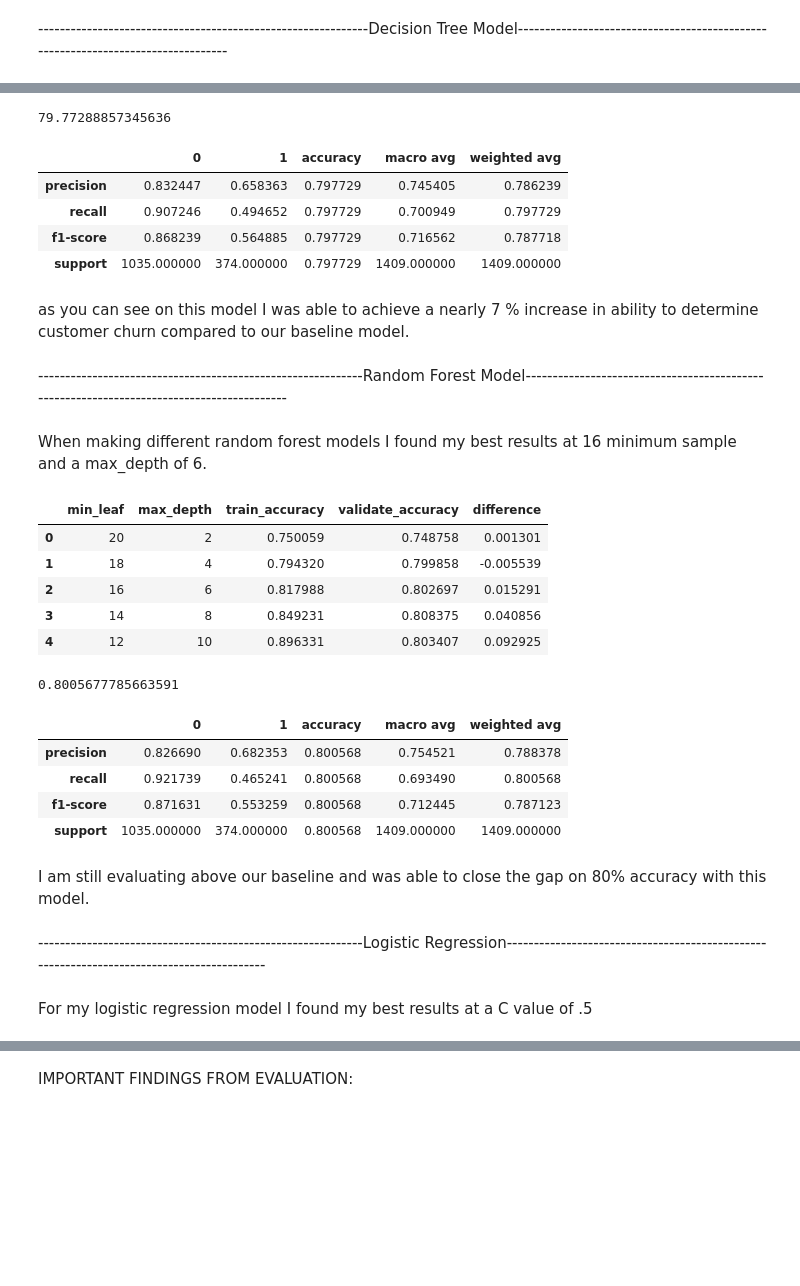
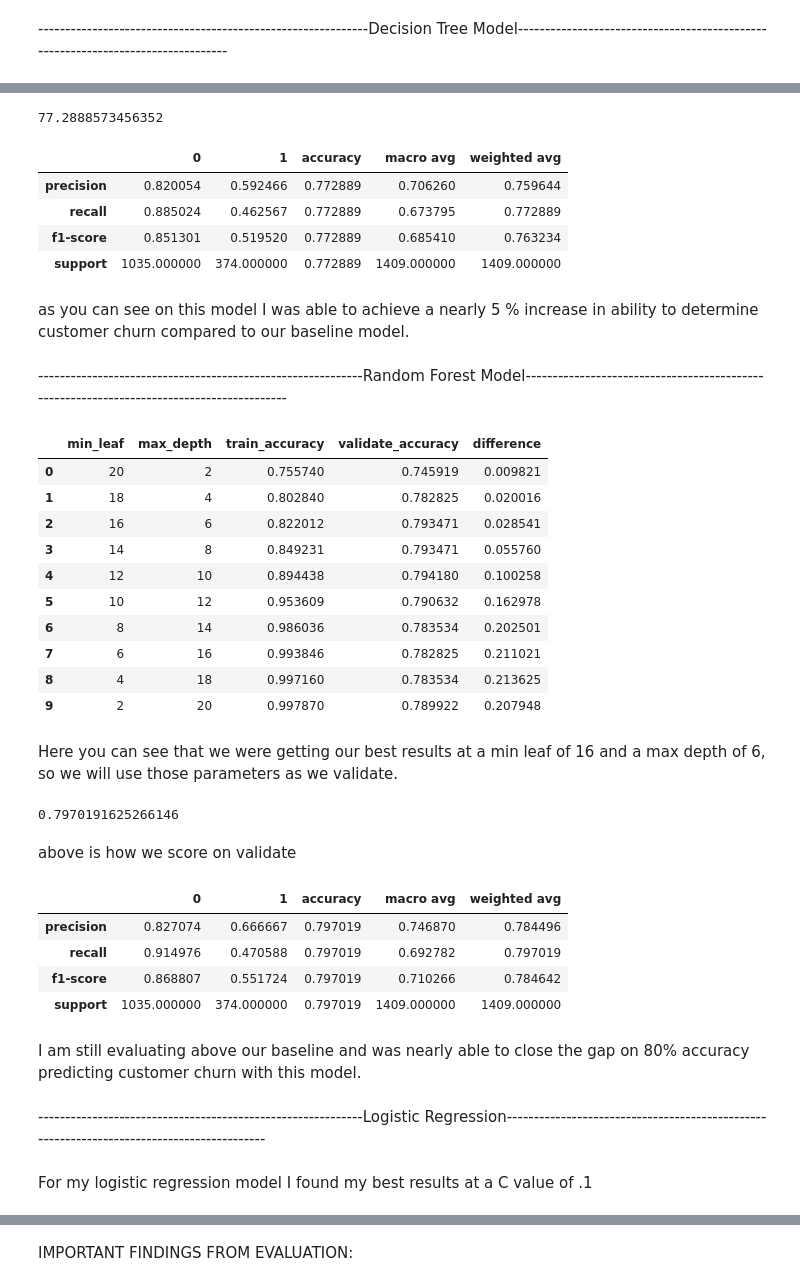
Before and after one commit to Zachary-Stufflebeme/Project, a Jupyter notebook: Final_Report.ipynb, the cells around one changed output, grey strips where cells are left out. Cells and saved outputs as stored; diff of their text form; code cells hidden in the pictures; blank space fills up the shorter version.

```diff
--- a/Final_Report.ipynb
+++ b/Final_Report.ipynb
@@ -211,6 +240,8 @@ Since the p-val is less than alpha we can reject the null hypothesis and conclud
 # %% [markdown]
 Question 4: What is the most relevant feature to customer churn
 # %%
+logreg =LogisticRegression()
+logreg.fit(x_train,y_train)
 log_coeffs = pd.DataFrame(logreg.coef_[0], index=x_train.columns,
                          columns=['coeff'])
 log_coeffs.coeff.nlargest(1)
@@ -253,7 +282,7 @@ I got my most consistant and accurate tree model at a max_depth of 4.
 # %%
 # This is where I make the different models and find the best parameters for my Decision Tree
 metrics = []
-for i in range(2, 21,2):
+for i in range(1, 21,1):
     DTC = DecisionTreeClassifier(max_depth=i, random_state=123)
 
     # Fit the model (on train and only train)
@@ -274,6 +303,6 @@ for i in range(2, 21,2):
     metrics.append(output)
 df = pd.DataFrame(metrics)
 df["difference"] = df.train_accuracy - df.validate_accuracy
-df.head()
+df
 # %% [output]
 |  | max_depth | train_accuracy | validate_accuracy | difference |
@@ -288,7 +330,7 @@ DTC = DecisionTreeClassifier(max_depth = 4)
 DTC.fit(x_train,y_train)
 DTC.score(x_validate,y_validate) * 100
 # %% [output]
-79.77288857345636
+77.2888573456352
 # %%
 # Here I am printing out a more detailed classification report of my DecisionTree model
 y_preds = pd.DataFrame({
@@ -298,57 +340,64 @@ y_preds = pd.DataFrame({
 pd.DataFrame(classification_report(y_preds.y_act, y_preds.DTC, output_dict=True))
 # %% [output]
 |  | 0 | 1 | accuracy | macro avg | weighted avg |
-| precision | 0.832447 | 0.658363 | 0.797729 | 0.745405 | 0.786239 |
-| recall | 0.907246 | 0.494652 | 0.797729 | 0.700949 | 0.797729 |
-| f1-score | 0.868239 | 0.564885 | 0.797729 | 0.716562 | 0.787718 |
-| support | 1035.000000 | 374.000000 | 0.797729 | 1409.000000 | 1409.000000 |
+| precision | 0.820054 | 0.592466 | 0.772889 | 0.706260 | 0.759644 |
+| recall | 0.885024 | 0.462567 | 0.772889 | 0.673795 | 0.772889 |
+| f1-score | 0.851301 | 0.519520 | 0.772889 | 0.685410 | 0.763234 |
+| support | 1035.000000 | 374.000000 | 0.772889 | 1409.000000 | 1409.000000 |
 # %% [markdown]
-as you can see on this model I was able to achieve a nearly 7 % increase in ability to determine customer churn compared to our baseline model.
+as you can see on this model I was able to achieve a nearly 5 % increase in ability to determine customer churn compared to our baseline model.
 # %% [markdown]
 ------------------------------------------------------------Random Forest Model------------------------------------------------------------------------------------------
-# %% [markdown]
-When making different random forest models I found my best results at 16 minimum sample and a max_depth of 6.
 # %%
 #This is where I made the different models and chose my best parameters
 metrics = []
 l = 20
 for i in range(2, 21,2):
     rf = RandomForestClassifier(max_depth=i, random_state=123)
 
     # Fit the model (on train and only train)
     rf = rf.fit(x_train, y_train)
 
     # Use the model
     # We'll evaluate the model's performance on train, first then check validate
     train_acc = rf.score(x_train, y_train)
 
     val_acc = rf.score(x_validate, y_validate)
 
     output = {
         'min_leaf': l,
         "max_depth": i,
         "train_accuracy": train_acc,
         "validate_accuracy": val_acc
     }
 
     metrics.append(output)
     l = l - 2
 df = pd.DataFrame(metrics)
 df["difference"] = df.train_accuracy - df.validate_accuracy
-df.head()
+df
 # %% [output]
 |  | min_leaf | max_depth | train_accuracy | validate_accuracy | difference |
-| 0 | 20 | 2 | 0.750059 | 0.748758 | 0.001301 |
-| 1 | 18 | 4 | 0.794320 | 0.799858 | -0.005539 |
-| 2 | 16 | 6 | 0.817988 | 0.802697 | 0.015291 |
-| 3 | 14 | 8 | 0.849231 | 0.808375 | 0.040856 |
-| 4 | 12 | 10 | 0.896331 | 0.803407 | 0.092925 |
+| 0 | 20 | 2 | 0.755740 | 0.745919 | 0.009821 |
+| 1 | 18 | 4 | 0.802840 | 0.782825 | 0.020016 |
+| 2 | 16 | 6 | 0.822012 | 0.793471 | 0.028541 |
+| 3 | 14 | 8 | 0.849231 | 0.793471 | 0.055760 |
+| 4 | 12 | 10 | 0.894438 | 0.794180 | 0.100258 |
+| 5 | 10 | 12 | 0.953609 | 0.790632 | 0.162978 |
+| 6 | 8 | 14 | 0.986036 | 0.783534 | 0.202501 |
+| 7 | 6 | 16 | 0.993846 | 0.782825 | 0.211021 |
+| 8 | 4 | 18 | 0.997160 | 0.783534 | 0.213625 |
+| 9 | 2 | 20 | 0.997870 | 0.789922 | 0.207948 |
+# %% [markdown]
+Here you can see that we were getting our best results at a min leaf of 16 and a max depth of 6, so we will use those parameters as we validate.
 # %%
 rf = RandomForestClassifier(min_samples_leaf = 16 ,max_depth = 6 , random_state = 123)
 rf.fit(x_train,y_train)
 rf.score(x_validate,y_validate)
 # %% [output]
-0.8005677785663591
+0.7970191625266146
+# %% [markdown]
+above is how we score on validate
 # %%
 y_preds = pd.DataFrame({
  'y_act': y_validate,
@@ -357,16 +406,16 @@ y_preds = pd.DataFrame({
 pd.DataFrame(classification_report(y_preds.y_act, y_preds.rf, output_dict=True))
 # %% [output]
 |  | 0 | 1 | accuracy | macro avg | weighted avg |
-| precision | 0.826690 | 0.682353 | 0.800568 | 0.754521 | 0.788378 |
-| recall | 0.921739 | 0.465241 | 0.800568 | 0.693490 | 0.800568 |
-| f1-score | 0.871631 | 0.553259 | 0.800568 | 0.712445 | 0.787123 |
-| support | 1035.000000 | 374.000000 | 0.800568 | 1409.000000 | 1409.000000 |
+| precision | 0.827074 | 0.666667 | 0.797019 | 0.746870 | 0.784496 |
+| recall | 0.914976 | 0.470588 | 0.797019 | 0.692782 | 0.797019 |
+| f1-score | 0.868807 | 0.551724 | 0.797019 | 0.710266 | 0.784642 |
+| support | 1035.000000 | 374.000000 | 0.797019 | 1409.000000 | 1409.000000 |
 # %% [markdown]
-I am still evaluating above our baseline and was able to close the gap on 80% accuracy with this model.
+I am still evaluating above our baseline and was nearly able to close the gap on 80% accuracy predicting customer churn with this model.
 # %% [markdown]
 ------------------------------------------------------------Logistic Regression------------------------------------------------------------------------------------------
 # %% [markdown]
-For my logistic regression model I found my best results at a C value of .5
+For my logistic regression model I found my best results at a C value of .1
 # %%
 # This is where I made the different models and found the best parameter.
 metrics = []
```
Also changed, not shown: parts of 48 cells of this notebook, 3 other files.
